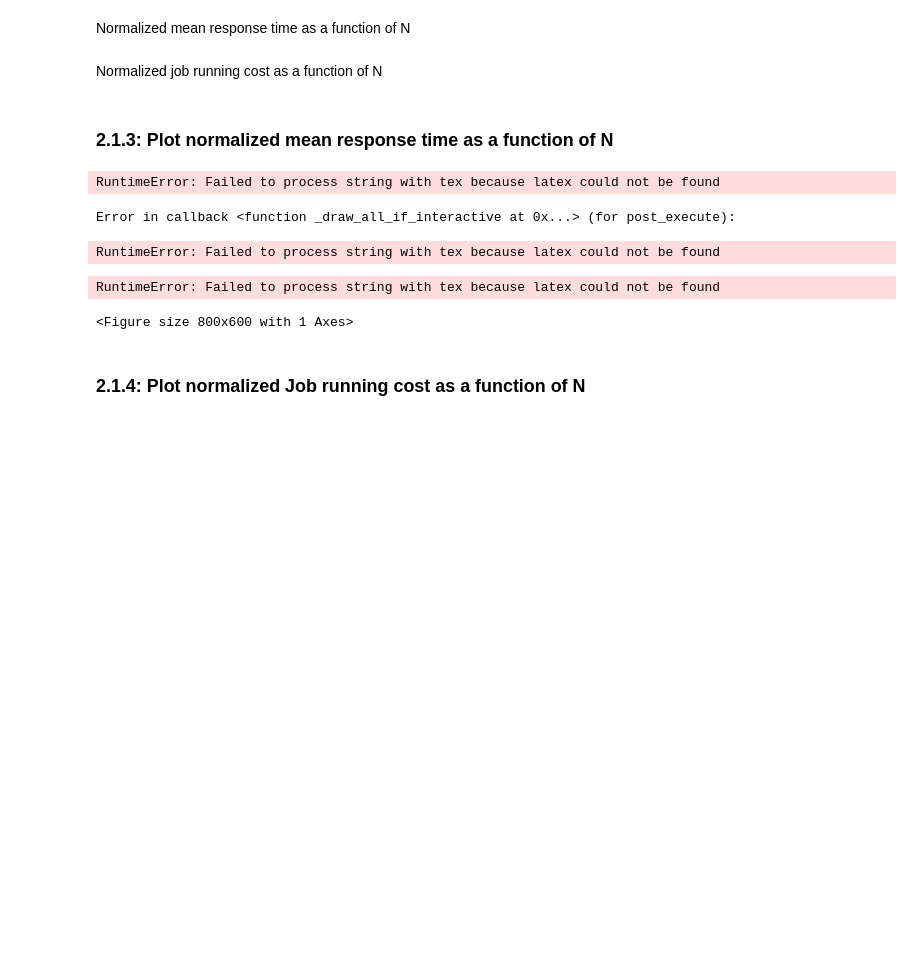
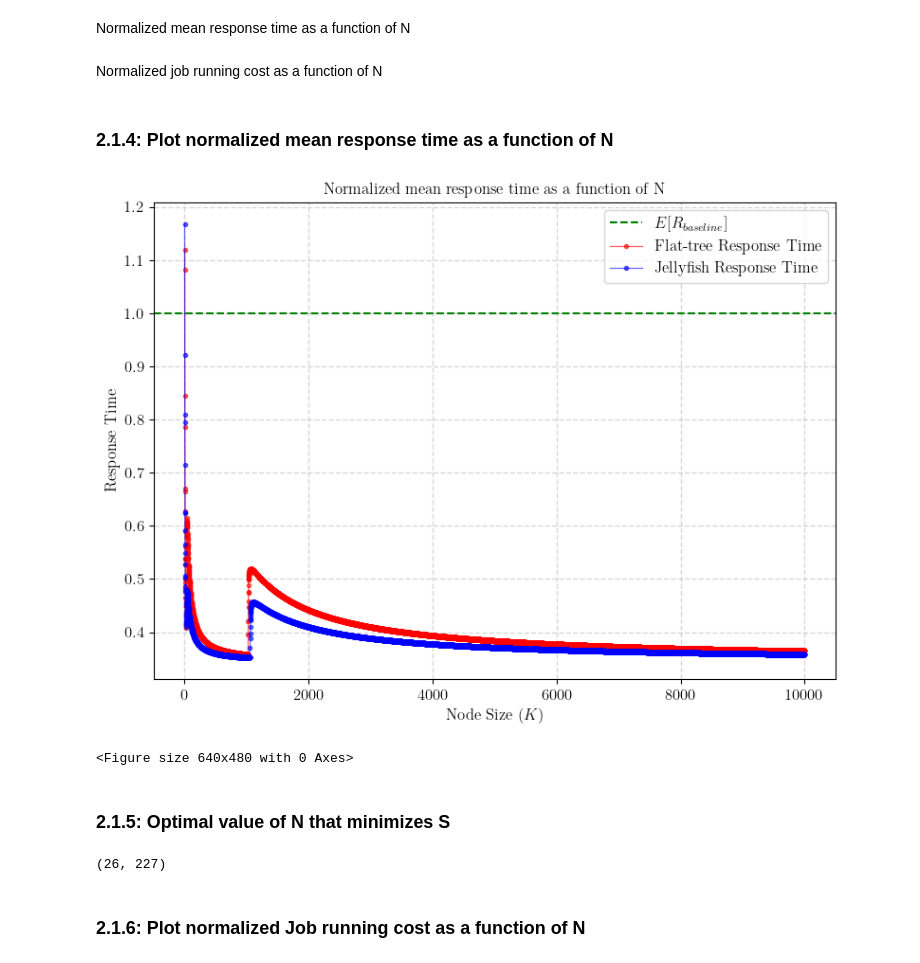
Before and after one commit to msancor/NBD-HW1, a Jupyter notebook: ch1.ipynb, the cells around one changed output. Cells and saved outputs as stored; diff of their text form; code cells hidden in the pictures; blank space fills up the shorter version.

```diff
--- a/ch1.ipynb
+++ b/ch1.ipynb
@@ -319,43 +323,49 @@ from modules.topology import response_time_func
 # %%
-#Simulation
+#Number of simulations
+num_sim = 100
+#Number of N (max value iteration)
+N = 10000
 
-num_sim = 100
-
+#Set the list used below
 E_R_list = []
 E_theta_list = []
 
 
-for e in range(1,10000+1):
-
-    num_server = e
+#Loop over the number of servers from 1 to N...
+for num_server in range(1, N+1):
+    #Lists to store sample response times and sample theta values
     sample_R = []
     sample_theta = []
 
+    #Iterate over the number of simulations
     for i in range(num_sim):
-
-        R, th = response_time_func(Capacity,tau_time,L_file,L_out,E_X_time,T_0_time,fraction,num_server,hops)
+        #Calculate the response time and theta for the current number of servers
+        R, th = response_time_func(Capacity, tau_time, L_file, L_out, E_X_time, T_0_time, fraction, num_server, hops)
+        #Append the response time and theta to the sample lists
         sample_R.append(R)
         sample_theta.append(th)
 
+    #Calculate the mean response time and mean theta for this number of servers
     E_R = np.mean(sample_R)
     E_R_list.append(E_R)
     E_theta = np.mean(sample_theta)
     E_theta_list.append(E_theta)
 # %%
-#R_baseline
-num_sim = 100
+#Set the list used below
 sample_R_baseline = []
 
+#Generate samples for baseline response time
 for i in range(num_sim):
-    #execution time
-    X = np.random.exponential(scale = E_X_time)
+    #Execution time
+    X = np.random.exponential(scale=E_X_time)
     server_time = T_0_time + X
     sample_R_baseline.append(server_time)
 
+#Calculate the mean of baseline response time
 E_R_baseline = np.mean(sample_R_baseline)
 
-#E_R_normalized
-E_R_normalized = E_R_list/E_R_baseline
+#Normalize mean response times by dividing them with baseline mean response time
+E_R_normalized = np.array(E_R_list) / E_R_baseline
 # %%
 #job running cost as a function of N
 
@@ -475,36 +474,36 @@ S_jelly = E_R_jelly_array + (csi * E_theta_jelly_array)
 #Normalized Job running cost
 S_jelly_normalized = S_jelly/S_baseline
 # %% [markdown]
-### **2.1.3: Plot normalized mean response time as a function of N**
+### **2.1.4: Plot normalized mean response time as a function of N**
 # %%
 #Create figure
 plt.figure(figsize=(8, 6))
 
-######################Grafico per i valori Flat
-plt.plot(range(1,N+1), E_R_normalized, '.-', color='r', linewidth=0.9, alpha=0.8, label='Flat-tree Response Time')
+#Plot the R baseline
+plt.axhline(y=1, color="green", linestyle="--", label='$E[R_{baseline}]$')
+
+#Plot the point for the Flat normalized value
+plt.plot(range(1,N+1), E_R_normalized, '.-', color='r', linewidth=0.9, alpha=0.6, label='Flat-tree Response Time')
 
 #Plot the point for the Jellyfish normalized value
-plt.plot(range(1,N+1), E_R_jelly_normalized, '.-', color='b', linewidth=0.9, alpha=0.8, label='Jellyfish Response Time')
+plt.plot(range(1,N+1), E_R_jelly_normalized, '.-', color='b', linewidth=0.9, alpha=0.6, label='Jellyfish Response Time')
 
 #Title, label and grid
 plt.title("Normalized mean response time as a function of N")
 plt.xlabel("Node Size ($K$)")
 plt.ylabel("Response Time")
 plt.grid(alpha=0.5, linestyle='--', linewidth=1)
 
 #Legend
 plt.legend(loc='upper right')
 
 #Show plot
 plt.tight_layout()
 plt.show()
 
 #Here we save the plot
 plt.savefig("plots/normalized_mean_response_time.png", dpi=300)
 pass
 # %% [output]
+[figure, added]
-RuntimeError: Failed to process string with tex because latex could not be found
+<Figure size 640x480 with 0 Axes>
-Error in callback <function _draw_all_if_interactive at 0x...> (for post_execute):
-RuntimeError: Failed to process string with tex because latex could not be found
-RuntimeError: Failed to process string with tex because latex could not be found
-<Figure size 800x600 with 1 Axes>
@@ -517,5 +510,23 @@ x[list(S_jelly_normalized).index(min(S_jelly_normalized))]
+# %% [markdown]
+### **2.1.5: Optimal value of N that minimizes S**
+# %%
+# Generate a range of values from 1 to N
+x = range(1, N + 1)
+
+# Fat Tree optimal number of servers
+# Find the index of the minimum value in the normalized S list and get the corresponding value from the x range
+opt_value_fat = x[list(S_normalized).index(min(S_normalized))]
+
+# Jellyfish optimal number of servers
+# Find the index of the minimum value in the normalized S_jelly list and get the corresponding value from the x range
+opt_value_jelly = x[list(S_jelly_normalized).index(min(S_jelly_normalized))]
+
+# Print the optimal number index of servers for Fat Tree and Jellyfish topologies
+opt_value_fat, opt_value_jelly
+# %% [output]
+(26, 227)
 # %% [markdown]
-### **2.1.4: Plot normalized Job running cost as a function of N**
+### **2.1.6: Plot normalized Job running cost as a function of N**
 # %%
 #Create figure
 plt.figure(figsize=(8, 6))
```
Also changed, not shown: parts of 12 cells of this notebook, 4 other files.
